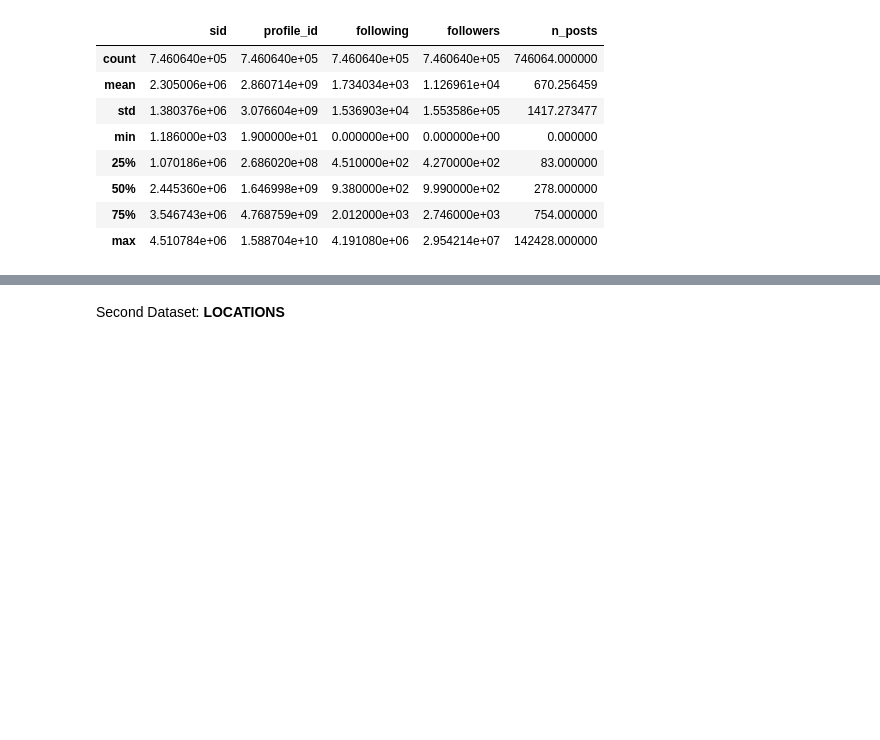
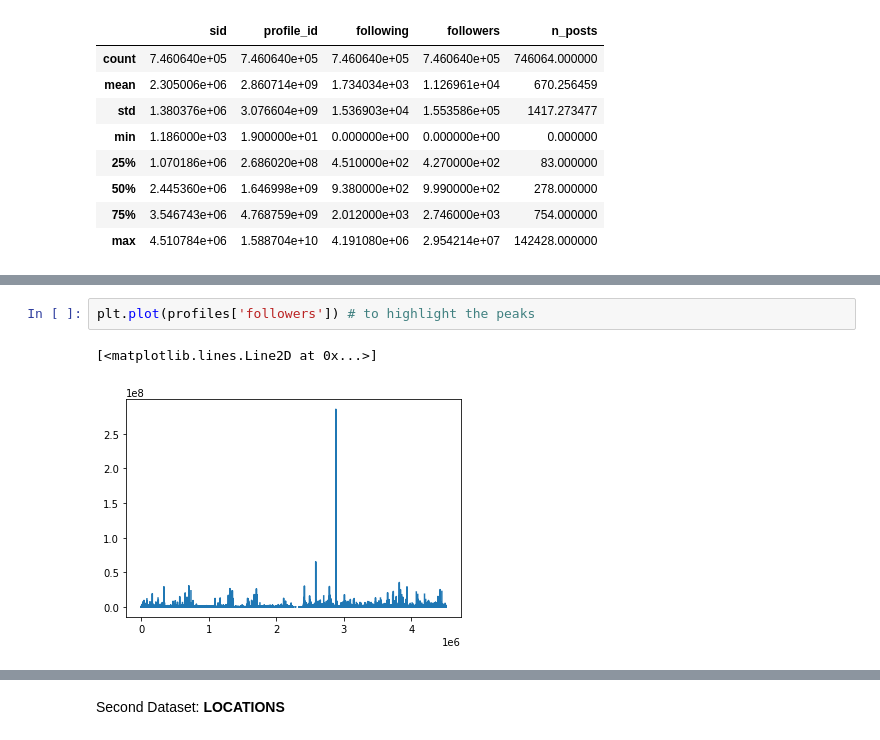
Before and after one commit to maryyyyna/ADM-HW2-Group14, a Jupyter notebook: main.ipynb, the cells around one changed output, grey strips where cells are left out. Cells and saved outputs as stored; diff of their text form; blank space fills up the shorter version.

```diff
--- a/main.ipynb
+++ b/main.ipynb
@@ -71,0 +76,5 @@ profiles.describe() #principal indicators
+# %%
+plt.plot(profiles['followers']) # to highlight the peaks
+# %% [output]
+[<matplotlib.lines.Line2D at 0x...>]
+[figure, added]
```
Also changed, not shown: parts of 37 cells of this notebook.
